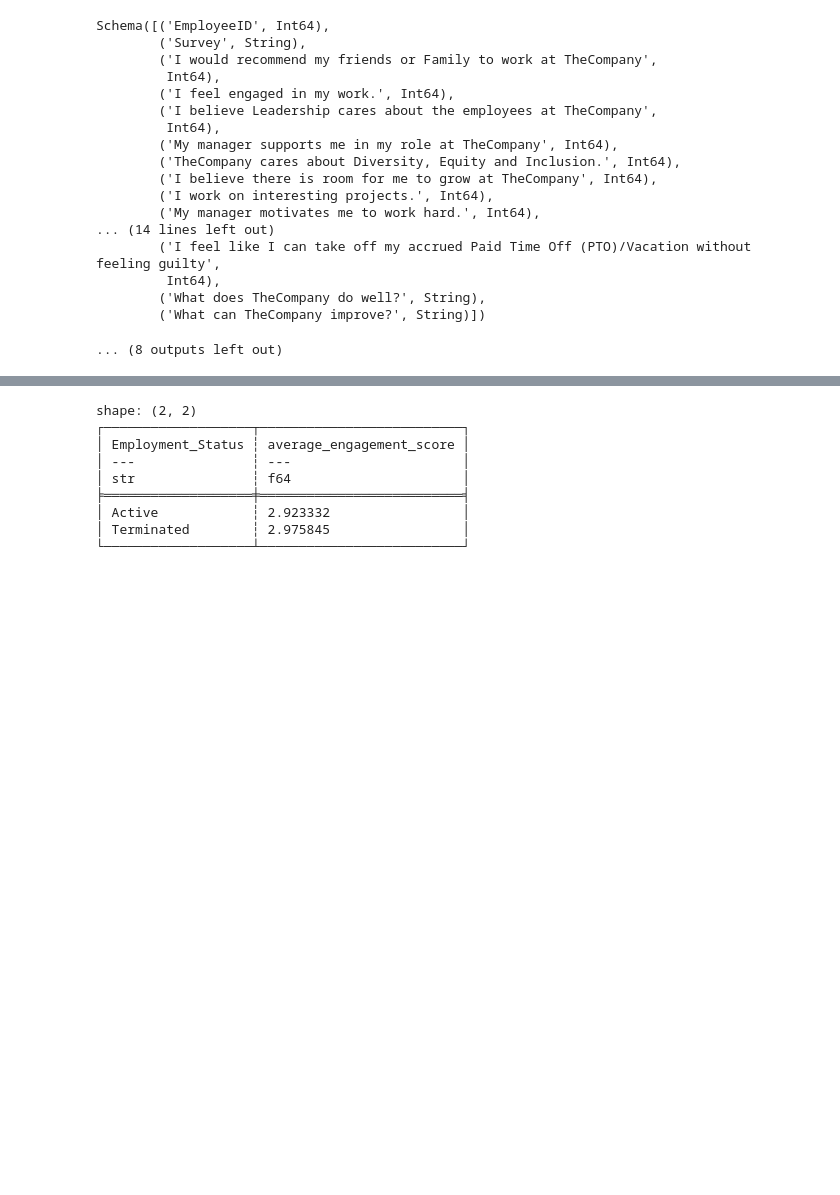
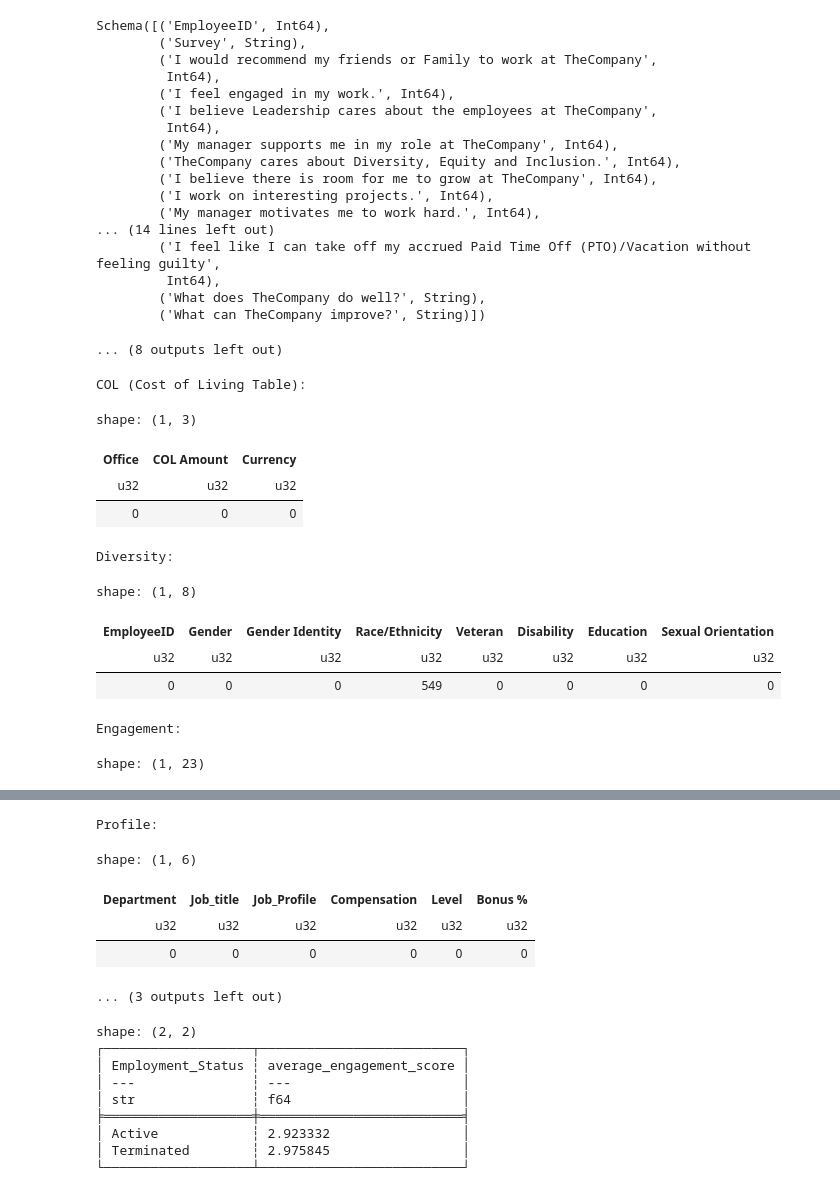
Before and after one commit to LeonTran29/Human_Resource_Data_Set_-TheCompany-, a Jupyter notebook: Process.ipynb, the cells around one changed output, grey strips where cells are left out. Saved outputs shown, nothing was run; the diff lists cells and outputs as text; code cells hidden in the pictures; blank space fills up the shorter version.

```diff
--- a/Process.ipynb
+++ b/Process.ipynb
@@ -120,3 +120,28 @@ Schema([('EmployeeID', Int64),
         ('What does TheCompany do well?', String),
         ('What can TheCompany improve?', String)])
 ... (8 outputs left out)
+# %%
+#Check null
+print('COL (Cost of Living Table): \n')
+display(COL.null_count())
+print('Diversity: \n')
+display(Diversity.null_count())
+print('Engagement: \n')
+display(Engagement.null_count())
+print('Profile: \n')
+display(Profile.null_count())
+print('Company: \n')
+display(Company.null_count())
+# %% [output]
+COL (Cost of Living Table):
+shape: (1, 3)
+| Office | COL Amount | Currency |
+| u32 | u32 | u32 |
+| 0 | 0 | 0 |
+Diversity:
+shape: (1, 8)
+| EmployeeID | Gender | Gender Identity | Race/Ethnicity | Veteran | Disability | Education | Sexual Orientation |
+| u32 | u32 | u32 | u32 | u32 | u32 | u32 | u32 |
+| 0 | 0 | 0 | 549 | 0 | 0 | 0 | 0 |
+Engagement:
+shape: (1, 23)
@@ -123,3 +151,9 @@ Schema([('EmployeeID', Int64),
+Profile:
+shape: (1, 6)
+| Department | Job_title | Job_Profile | Compensation | Level | Bonus % |
+| u32 | u32 | u32 | u32 | u32 | u32 |
+| 0 | 0 | 0 | 0 | 0 | 0 |
+... (3 outputs left out)
 # %%
 # Currency Transformation
 Currency_Rate = {
```
Also changed, not shown: parts of 1 cell of this notebook.
